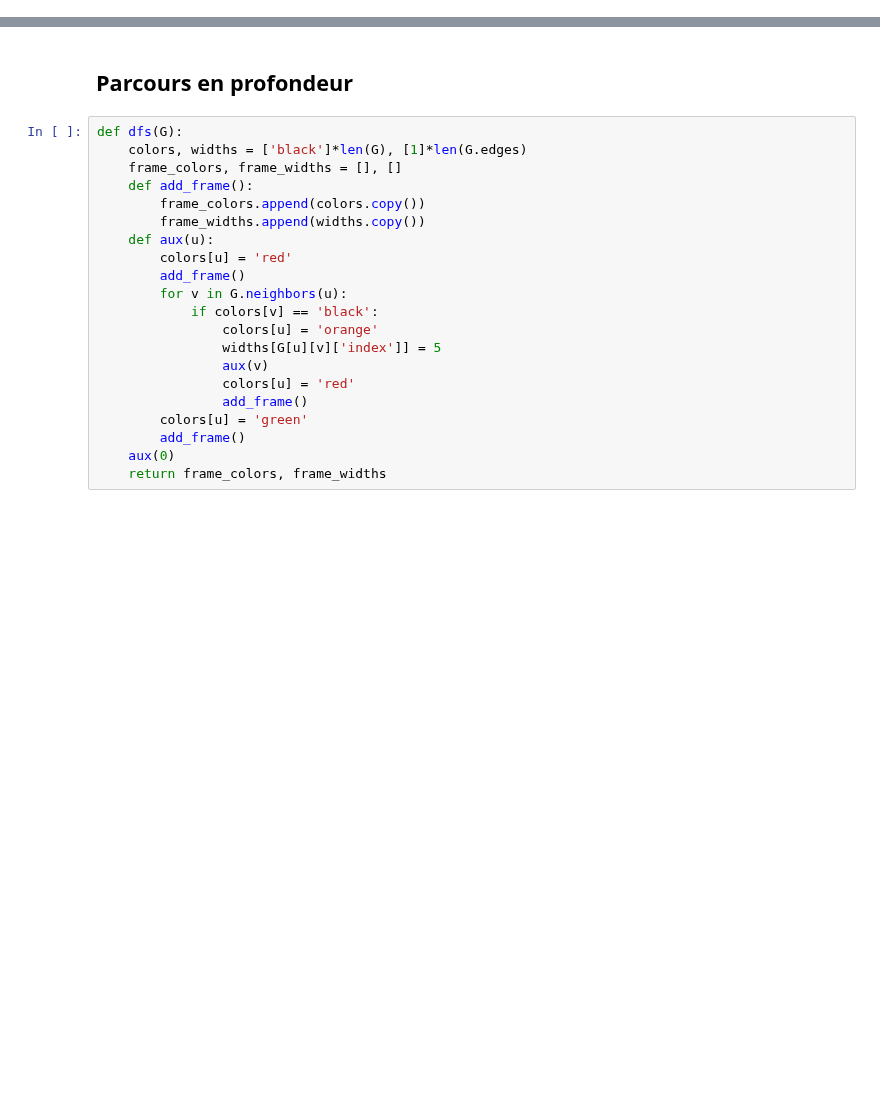
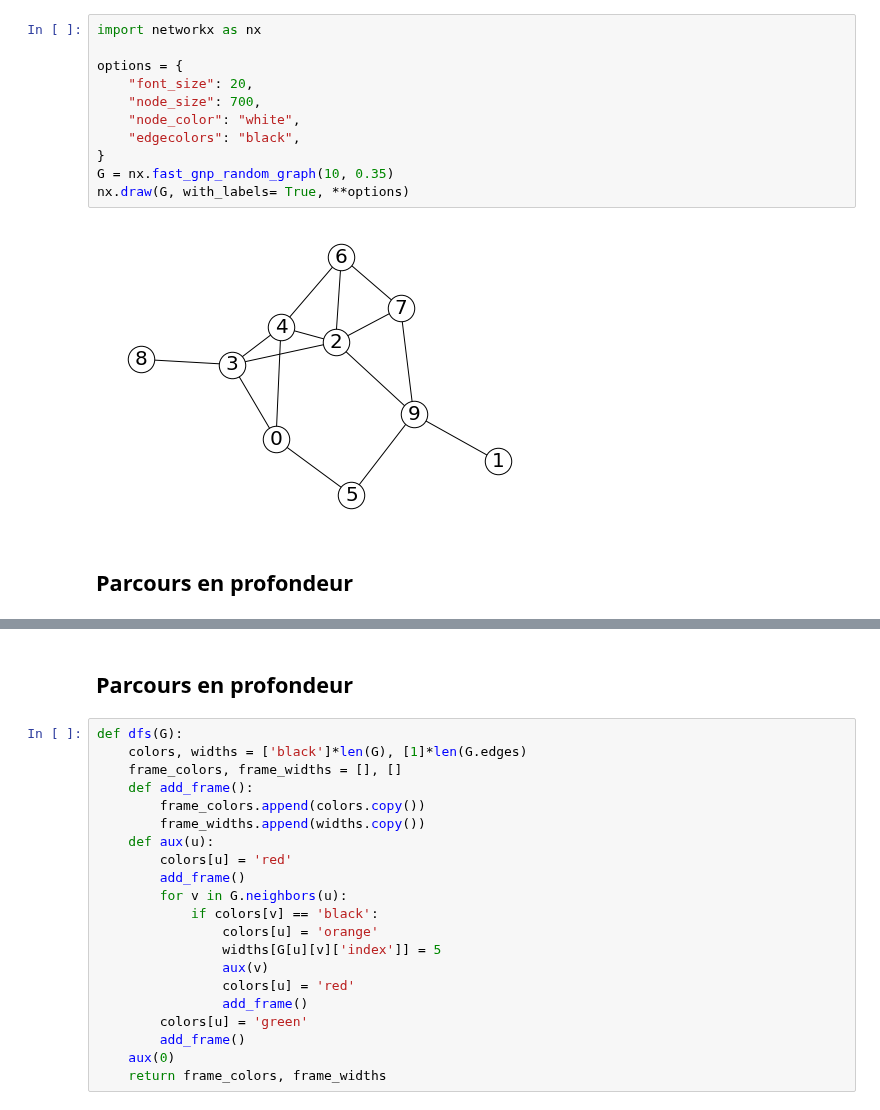
Before and after one commit to cpge-itc/itc1, a Jupyter notebook: files/5_graph/3_traversal/traversal.ipynb, the cells around one changed output, grey strips where cells are left out. Drawn from its saved outputs; the diff is of its cells as text; blank space fills up the shorter version.

```diff
--- a/files/5_graph/3_traversal/traversal.ipynb
+++ b/files/5_graph/3_traversal/traversal.ipynb
@@ -4,0 +5,16 @@
+# %%
+import networkx as nx
+
+options = {
+    "font_size": 20,
+    "node_size": 700,
+    "node_color": "white",
+    "edgecolors": "black",
+}
+G = nx.fast_gnp_random_graph(10, 0.35)
+nx.draw(G, with_labels= True, **options)
+# %% [output]
+[figure, added]
+# %% [markdown]
+
+## Parcours en profondeur
```
Also changed, not shown: parts of 8 cells of this notebook.
